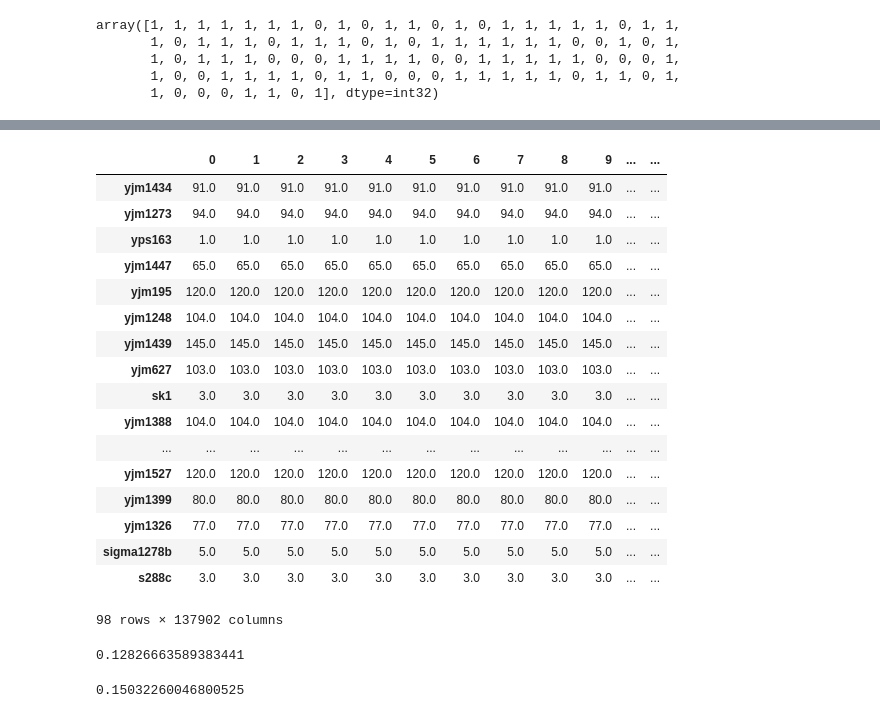
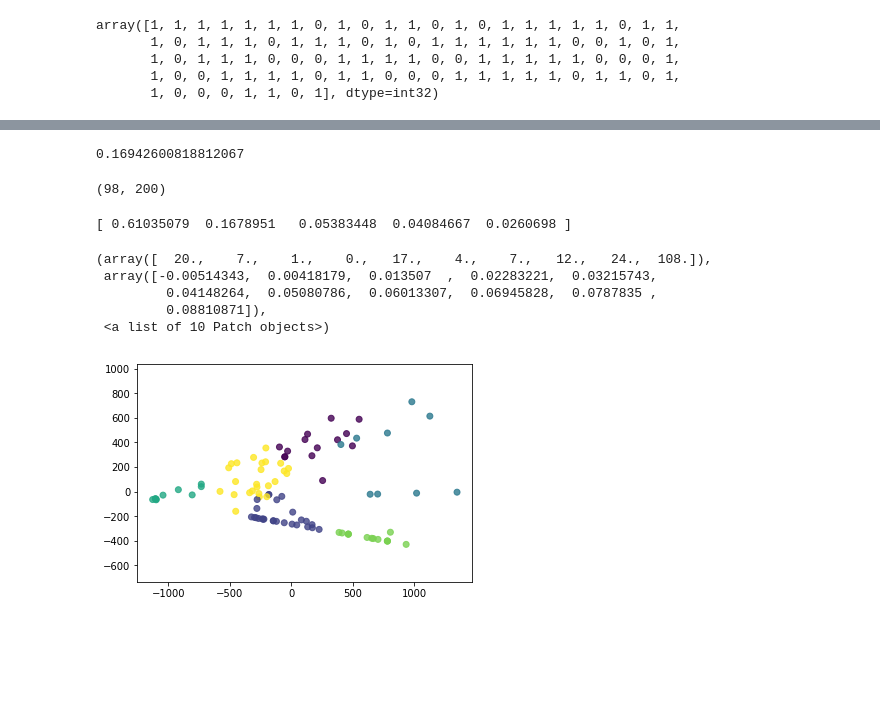
Before and after one commit to jeradhoy/550_Freq_Regions, a Jupyter notebook: Notebooks/dataPrep.ipynb, the cells around one changed output, grey strips where cells are left out. Saved outputs shown, nothing was run; the diff lists cells and outputs as text; code cells hidden in the pictures; blank space fills up the shorter version.

Commit message:
Plot histogram

```diff
--- a/Notebooks/dataPrep.ipynb
+++ b/Notebooks/dataPrep.ipynb
@@ -208,31 +110,13 @@ pheno_set.difference(fr_set)
-# %%
-origins.index = [x.lower() for x in origins['strain']]
+# %%
+frdf200 = frdf[top200int]
+frdf1000 = frdf[top1000int]
 # %%
-data = origins.join(frdf, how='inner')
+data = origins.join(frdf200, how='inner')
+# %%
+data['combined'] = [x if x in ['Mosaic', 'Wine/European'] else 'Other' for x in data['Origin60']]
 # %%
 y = data['Origin60']
 X = data[[x for x in data.columns if x not in ['Origin60', 'strain']]]
-# %%
-X
-# %% [output]
-|  | 0 | 1 | 2 | 3 | 4 | 5 | 6 | 7 | 8 | 9 | ... | ... |
-| yjm1434 | 91.0 | 91.0 | 91.0 | 91.0 | 91.0 | 91.0 | 91.0 | 91.0 | 91.0 | 91.0 | ... | ... |
-| yjm1273 | 94.0 | 94.0 | 94.0 | 94.0 | 94.0 | 94.0 | 94.0 | 94.0 | 94.0 | 94.0 | ... | ... |
-| yps163 | 1.0 | 1.0 | 1.0 | 1.0 | 1.0 | 1.0 | 1.0 | 1.0 | 1.0 | 1.0 | ... | ... |
-| yjm1447 | 65.0 | 65.0 | 65.0 | 65.0 | 65.0 | 65.0 | 65.0 | 65.0 | 65.0 | 65.0 | ... | ... |
-| yjm195 | 120.0 | 120.0 | 120.0 | 120.0 | 120.0 | 120.0 | 120.0 | 120.0 | 120.0 | 120.0 | ... | ... |
-| yjm1248 | 104.0 | 104.0 | 104.0 | 104.0 | 104.0 | 104.0 | 104.0 | 104.0 | 104.0 | 104.0 | ... | ... |
-| yjm1439 | 145.0 | 145.0 | 145.0 | 145.0 | 145.0 | 145.0 | 145.0 | 145.0 | 145.0 | 145.0 | ... | ... |
-| yjm627 | 103.0 | 103.0 | 103.0 | 103.0 | 103.0 | 103.0 | 103.0 | 103.0 | 103.0 | 103.0 | ... | ... |
-| sk1 | 3.0 | 3.0 | 3.0 | 3.0 | 3.0 | 3.0 | 3.0 | 3.0 | 3.0 | 3.0 | ... | ... |
-| yjm1388 | 104.0 | 104.0 | 104.0 | 104.0 | 104.0 | 104.0 | 104.0 | 104.0 | 104.0 | 104.0 | ... | ... |
-| ... | ... | ... | ... | ... | ... | ... | ... | ... | ... | ... | ... | ... |
-| yjm1527 | 120.0 | 120.0 | 120.0 | 120.0 | 120.0 | 120.0 | 120.0 | 120.0 | 120.0 | 120.0 | ... | ... |
-| yjm1399 | 80.0 | 80.0 | 80.0 | 80.0 | 80.0 | 80.0 | 80.0 | 80.0 | 80.0 | 80.0 | ... | ... |
-| yjm1326 | 77.0 | 77.0 | 77.0 | 77.0 | 77.0 | 77.0 | 77.0 | 77.0 | 77.0 | 77.0 | ... | ... |
-| sigma1278b | 5.0 | 5.0 | 5.0 | 5.0 | 5.0 | 5.0 | 5.0 | 5.0 | 5.0 | 5.0 | ... | ... |
-| s288c | 3.0 | 3.0 | 3.0 | 3.0 | 3.0 | 3.0 | 3.0 | 3.0 | 3.0 | 3.0 | ... | ... |
-98 rows × 137902 columns
 # %%
 data['predictions'] = KMeans(n_clusters=len(set(y)), random_state=0).fit_predict(X)
 # %%
@@ -240,8 +124,27 @@ from sklearn.metrics.cluster import normalized_mutual_info_score
 from sklearn.metrics.cluster import homogeneity_score
 normalized_mutual_info_score(y, data['predictions'])
 # %% [output]
-0.12826663589383441
+0.16942600818812067
-# %%
-homogeneity_score(y, data['predictions'])
-# %% [output]
-0.15032260046800525
+# %%
+X.shape
+# %% [output]
+(98, 200)
+# %%
+from sklearn.decomposition import PCA
+pca = PCA(n_components=5)
+pca.fit(X)
+print(pca.explained_variance_ratio_)
+X_pca = pca.transform(X)
+#X_new = pca.inverse_transform(X_pca)
+#plt.scatter(X[:, 0], X[:, 1], alpha=0.2)
+plt.scatter(X_pca[:, 0], X_pca[:, 1], alpha=0.8, c=data['predictions'])
+plt.axis('equal');
+plt.hist(pca.components_[0])
+# %% [output]
+[ 0.61035079  0.1678951   0.05383448  0.04084667  0.0260698 ]
+(array([  20.,    7.,    1.,    0.,   17.,    4.,    7.,   12.,   24.,  108.]),
+ array([-0.00514343,  0.00418179,  0.013507  ,  0.02283221,  0.03215743,
+         0.04148264,  0.05080786,  0.06013307,  0.06945828,  0.0787835 ,
+         0.08810871]),
+ <a list of 10 Patch objects>)
+[figure, added]
```
Also changed, not shown: parts of 27 cells of this notebook.
